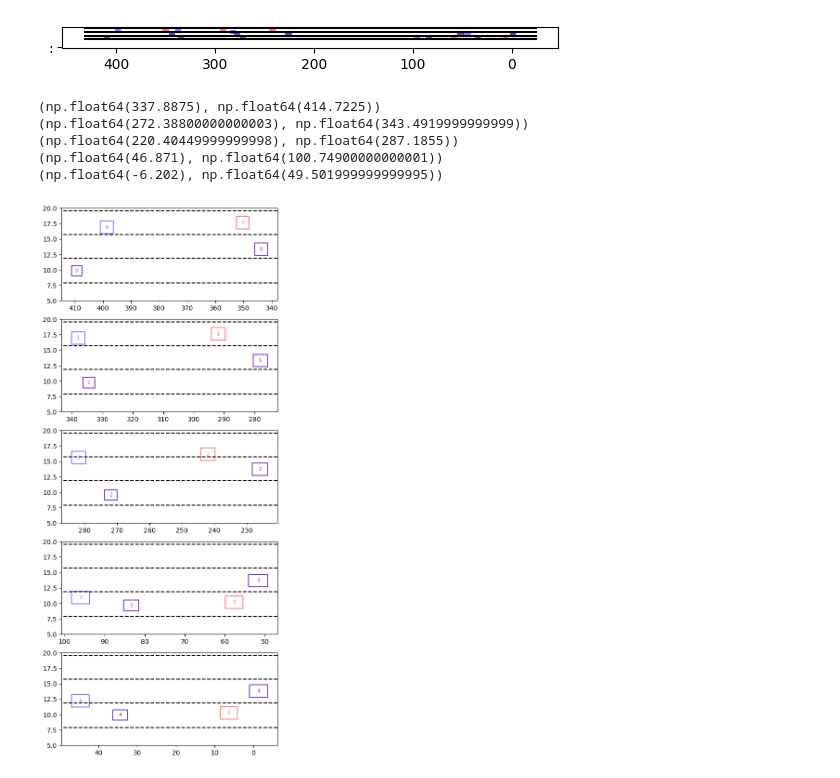
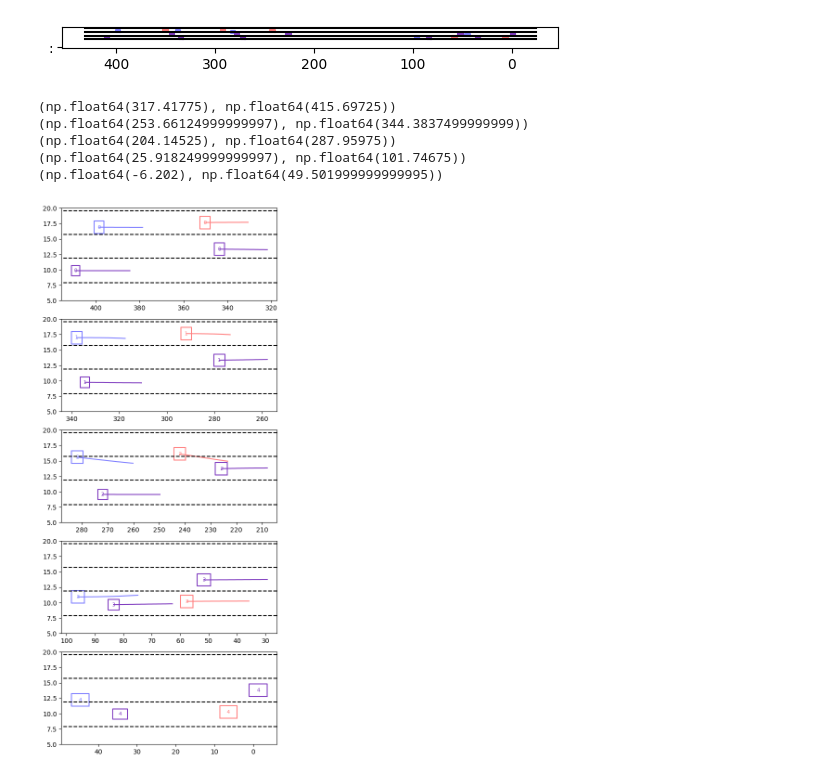
Before and after one commit to hendrikoweber/lxd-io, a Jupyter notebook: PlotInterestingTrack.ipynb, the cells around one changed output. Drawn from its saved outputs; the diff is of its cells as text; code cells hidden in the pictures.

```diff
--- a/PlotInterestingTrack.ipynb
+++ b/PlotInterestingTrack.ipynb
@@ -65,6 +67,19 @@ lanes = [float(x) for x in lanes_raw.split(";")]
 print(lanes)
 # %% [output]
 [7.92, 11.89, 15.69, 19.58]
+# %%
+ego['w2'] = -ego['t'].get_meta_data('width')/2 * np.sign(ego['t'].get_data('xVelocity')[0])
+ego['h2'] = ego['t'].get_meta_data('height')/2
+
+ego['xc'] = ego['x'] + ego['w2']
+ego['yc'] = ego['y'] + ego['h2']
+
+for obj in objs:
+    obj['w2'] = -obj['t'].get_meta_data('width')/2 * np.sign(ego['t'].get_data('xVelocity')[0])
+    obj['h2'] = obj['t'].get_meta_data('height')/2
+
+    obj['xc'] = obj['x'] + ego['w2']
+    obj['yc'] = obj['y'] + ego['h2']
 # %% [markdown]
 # Plot in the road
 # %%
@@ -257,6 +272,8 @@ plt.show()
 [figure]
 # %%
 fig, axes = plt.subplots(len(pois), 1, figsize=(6, 3 * len(pois)))
+
+F_FUT = 25
 
 for i, p in enumerate(pois):
 
@@ -268,35 +285,42 @@ for i, p in enumerate(pois):
     bb = np.vstack([bb, bb[0]])
     x = ego['t'].get_data_at_frame('x',p)
     y = ego['t'].get_data_at_frame('y',p)
     ax.plot(bb[:, 0], bb[:, 1], color=color)
     ax.text(c[0], c[1], str(i), fontsize=8, ha='center', va='center', color=color)
 
+    if not i+1 == len(pois):
+        ax.plot(ego['t'].get_data_between_frames('x', p, p+F_FUT) + ego['w2'], ego['t'].get_data_between_frames('y', p, p+F_FUT) + ego['h2'], color=color)
+
+
     for obj in objs:
         color = next(cycle)['color']
         bb = obj['t'].get_bbox_at_frame(p)[0]
         c = bb.mean(axis=0)
         bb = np.vstack([bb, bb[0]])
         x = obj['t'].get_data_at_frame('x',p)
         y = obj['t'].get_data_at_frame('y',p)
         ax.plot(bb[:, 0], bb[:, 1], color=color)
         ax.text(c[0], c[1], str(i), fontsize=8, ha='center', va='center', color=color)
+
+        if not i+1 == len(pois):
+            ax.plot(obj['t'].get_data_between_frames('x', p, p+F_FUT) + obj['w2'], obj['t'].get_data_between_frames('y', p, p+F_FUT) + obj['h2'], color=color)
 
     xlims = ax.get_xlim()
     print(xlims)
     for l in lanes:
         ax.plot(xlims, [l, l], 'k--')
     ax.set_xlim(xlims) # Somehow need to reset the limits
 
     # ax.set_aspect('equal')  # Keep aspect ratio
     ax.set_ylim([5, 20])
     if ego['t'].get_data('xVelocity')[0] < 0:
         ax.invert_xaxis()
     else:
         ax.invert_yaxis()
 # %% [output]
-(np.float64(337.8875), np.float64(414.7225))
-(np.float64(272.38800000000003), np.float64(343.4919999999999))
-(np.float64(220.40449999999998), np.float64(287.1855))
-(np.float64(46.871), np.float64(100.74900000000001))
+(np.float64(317.41775), np.float64(415.69725))
+(np.float64(253.66124999999997), np.float64(344.3837499999999))
+(np.float64(204.14525), np.float64(287.95975))
+(np.float64(25.918249999999997), np.float64(101.74675))
 (np.float64(-6.202), np.float64(49.501999999999995))
-[figure, old version]
+[figure, new version]
```
Also changed, not shown: parts of 5 cells of this notebook.
